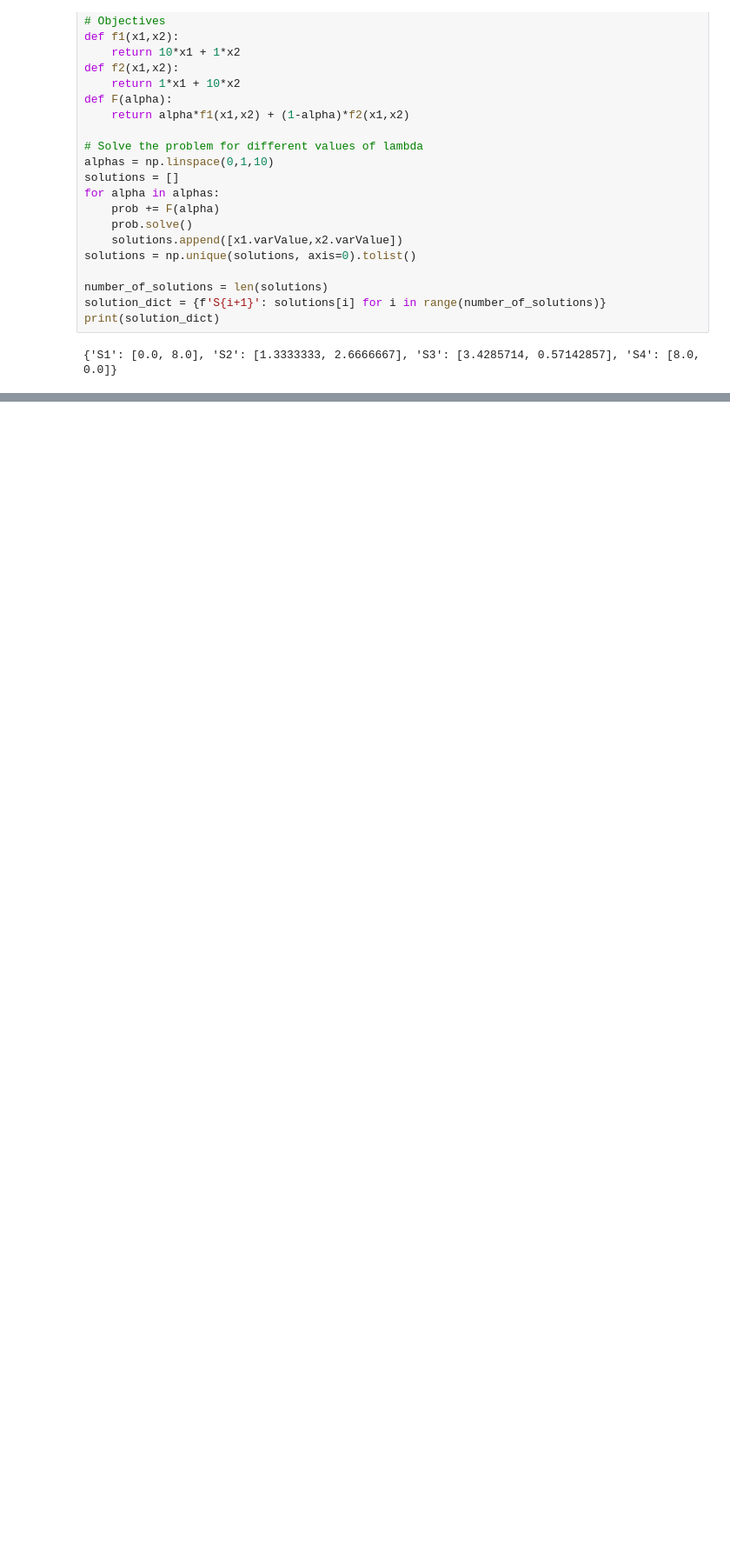
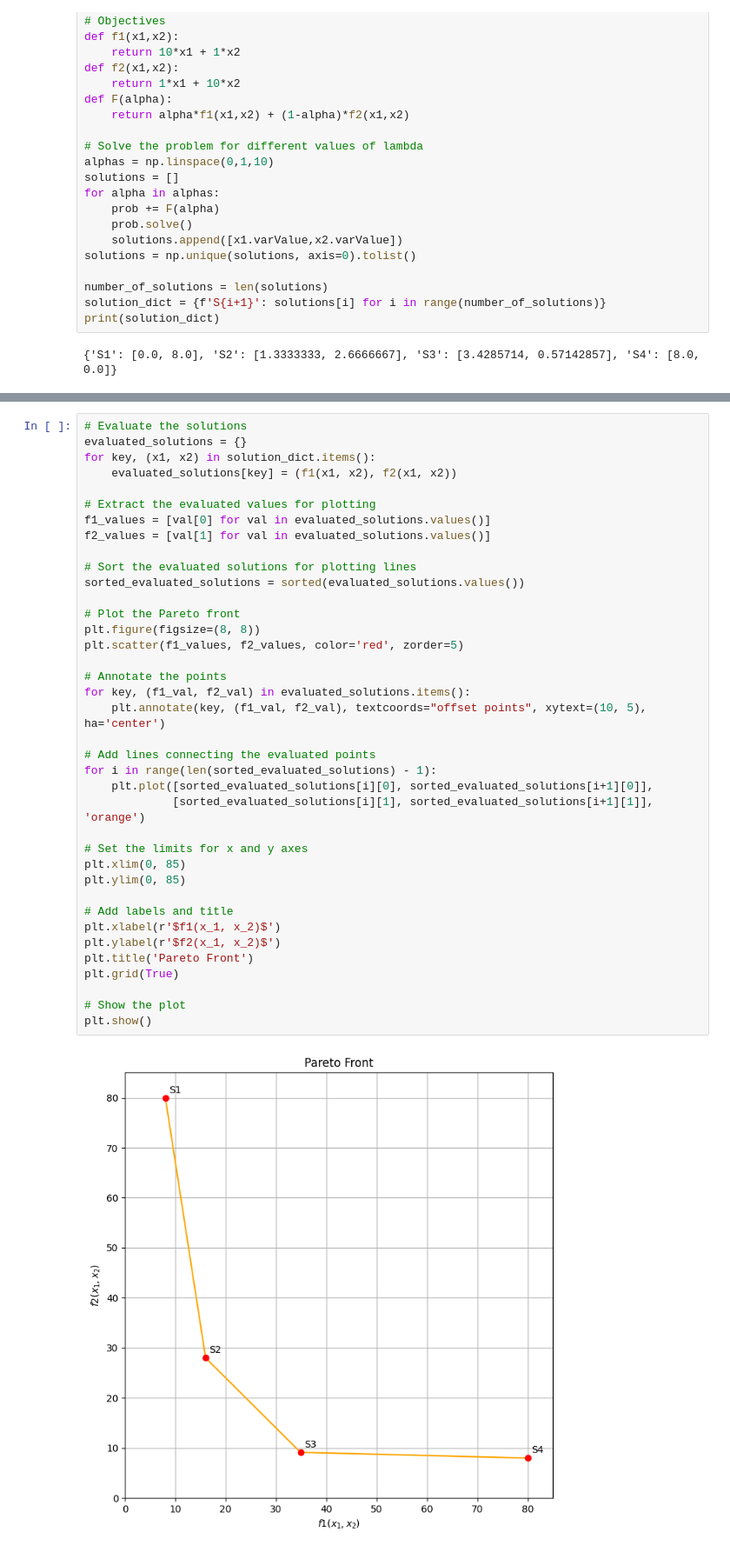
Before and after one commit to polgilf/nbi-method-lp, a Jupyter notebook: normal-boundary-intersection-method.ipynb, the cells around one changed output, grey strips where cells are left out. Shown: that part at 87% size. Saved outputs shown, nothing was run; the diff lists cells and outputs as text; blank space fills up the shorter version.

```diff
--- a/normal-boundary-intersection-method.ipynb
+++ b/normal-boundary-intersection-method.ipynb
@@ -81,0 +83,40 @@ plt.show()
+# %%
+# Evaluate the solutions
+evaluated_solutions = {}
+for key, (x1, x2) in solution_dict.items():
+    evaluated_solutions[key] = (f1(x1, x2), f2(x1, x2))
+
+# Extract the evaluated values for plotting
+f1_values = [val[0] for val in evaluated_solutions.values()]
+f2_values = [val[1] for val in evaluated_solutions.values()]
+
+# Sort the evaluated solutions for plotting lines
+sorted_evaluated_solutions = sorted(evaluated_solutions.values())
+
+# Plot the Pareto front
+plt.figure(figsize=(8, 8))
+plt.scatter(f1_values, f2_values, color='red', zorder=5)
+
+# Annotate the points
+for key, (f1_val, f2_val) in evaluated_solutions.items():
+    plt.annotate(key, (f1_val, f2_val), textcoords="offset points", xytext=(10, 5), ha='center')
+
+# Add lines connecting the evaluated points
+for i in range(len(sorted_evaluated_solutions) - 1):
+    plt.plot([sorted_evaluated_solutions[i][0], sorted_evaluated_solutions[i+1][0]],
+             [sorted_evaluated_solutions[i][1], sorted_evaluated_solutions[i+1][1]], 'orange')
+
+# Set the limits for x and y axes
+plt.xlim(0, 85)
+plt.ylim(0, 85)
+
+# Add labels and title
+plt.xlabel(r'$f1(x_1, x_2)$')
+plt.ylabel(r'$f2(x_1, x_2)$')
+plt.title('Pareto Front')
+plt.grid(True)
+
+# Show the plot
+plt.show()
+# %% [output]
+[figure, added]
```
Also changed, not shown: parts of 5 cells of this notebook.
